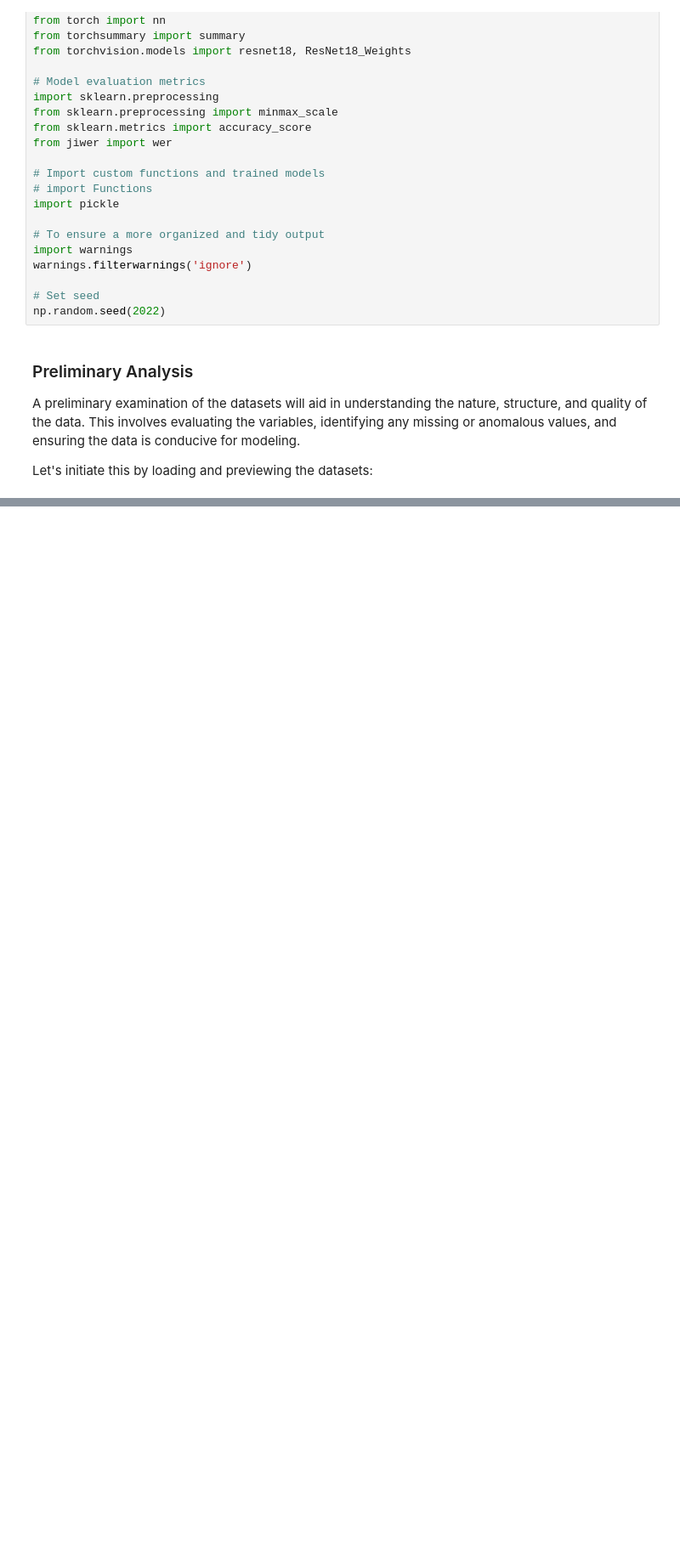
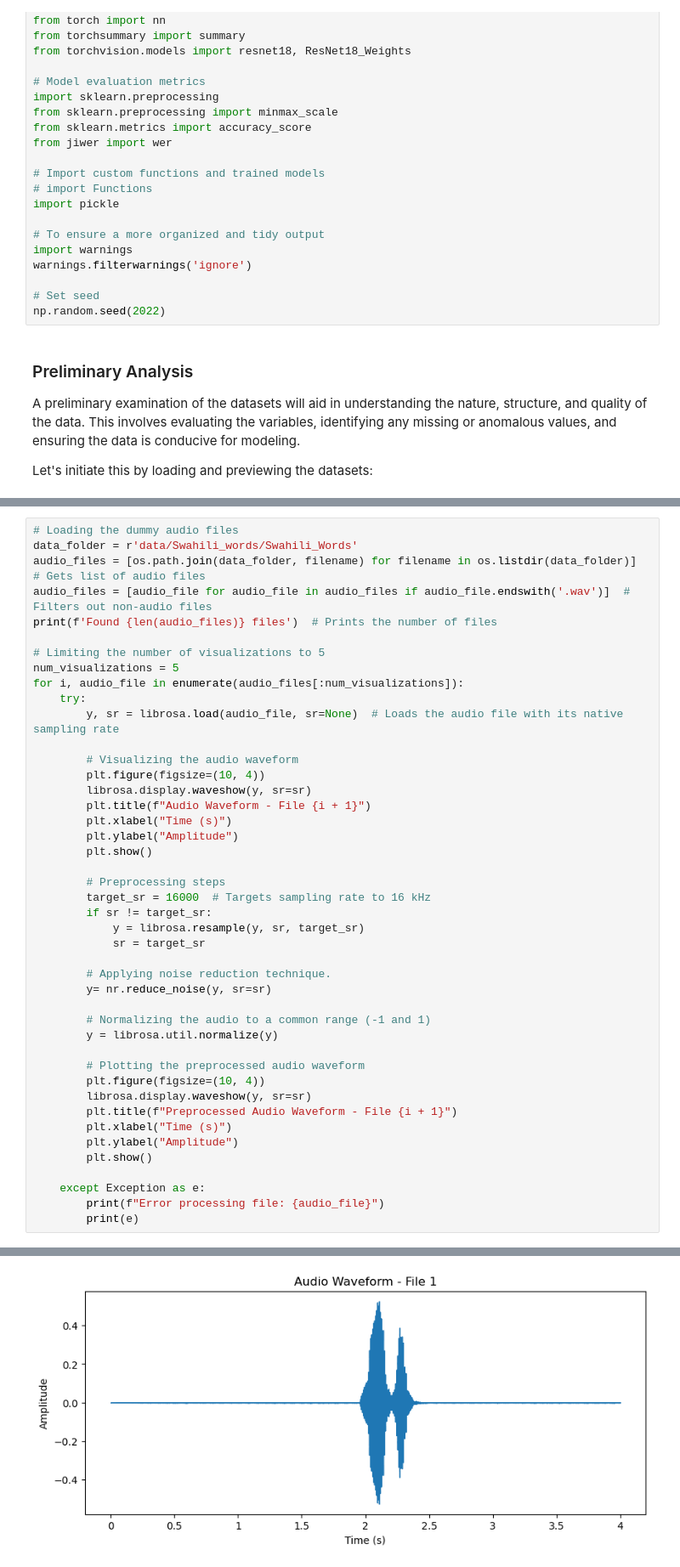
Before and after one commit to wambuapk/asr-model-for-transcribing-swahili-audio-to-text, a Jupyter notebook: index.ipynb, the cells around one changed output, grey strips where cells are left out. Shown at 85% size. Drawn from its saved outputs; the diff is of its cells as text; blank space fills up the shorter version.

Commit message:
Minor additions and adjustments to Data Understanding.

```diff
--- a/index.ipynb
+++ b/index.ipynb
@@ -148,0 +239,45 @@ shutil.unpack_archive('data/Swahili_words.zip', 'data/Swahili_words')
+# %%
+# Loading the dummy audio files
+data_folder = r'data/Swahili_words/Swahili_Words'
+audio_files = [os.path.join(data_folder, filename) for filename in os.listdir(data_folder)]  # Gets list of audio files
+audio_files = [audio_file for audio_file in audio_files if audio_file.endswith('.wav')]  # Filters out non-audio files
+print(f'Found {len(audio_files)} files')  # Prints the number of files
+
+# Limiting the number of visualizations to 5
+num_visualizations = 5
+for i, audio_file in enumerate(audio_files[:num_visualizations]):
+    try:
+        y, sr = librosa.load(audio_file, sr=None)  # Loads the audio file with its native sampling rate
+
+        # Visualizing the audio waveform
+        plt.figure(figsize=(10, 4))
+        librosa.display.waveshow(y, sr=sr)
+        plt.title(f"Audio Waveform - File {i + 1}")
+        plt.xlabel("Time (s)")
+        plt.ylabel("Amplitude")
+        plt.show()
+
+        # Preprocessing steps
+        target_sr = 16000  # Targets sampling rate to 16 kHz
+        if sr != target_sr:
+            y = librosa.resample(y, sr, target_sr)
+            sr = target_sr
+
+        # Applying noise reduction technique.
+        y= nr.reduce_noise(y, sr=sr)
+
+        # Normalizing the audio to a common range (-1 and 1)
+        y = librosa.util.normalize(y)
+
+        # Plotting the preprocessed audio waveform
+        plt.figure(figsize=(10, 4))
+        librosa.display.waveshow(y, sr=sr)
+        plt.title(f"Preprocessed Audio Waveform - File {i + 1}")
+        plt.xlabel("Time (s)")
+        plt.ylabel("Amplitude")
+        plt.show()
+
+    except Exception as e:
+        print(f"Error processing file: {audio_file}")
+        print(e)
+# %% [output]
@@ -148,0 +285 @@ shutil.unpack_archive('data/Swahili_words.zip', 'data/Swahili_words')
+[figure, added]
```
Also changed, not shown: parts of 11 cells of this notebook.
